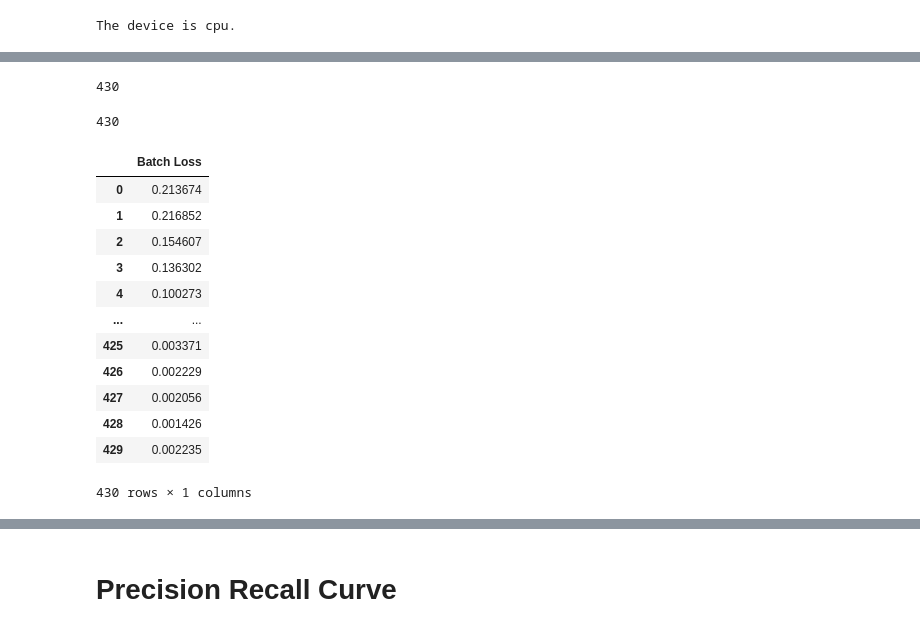
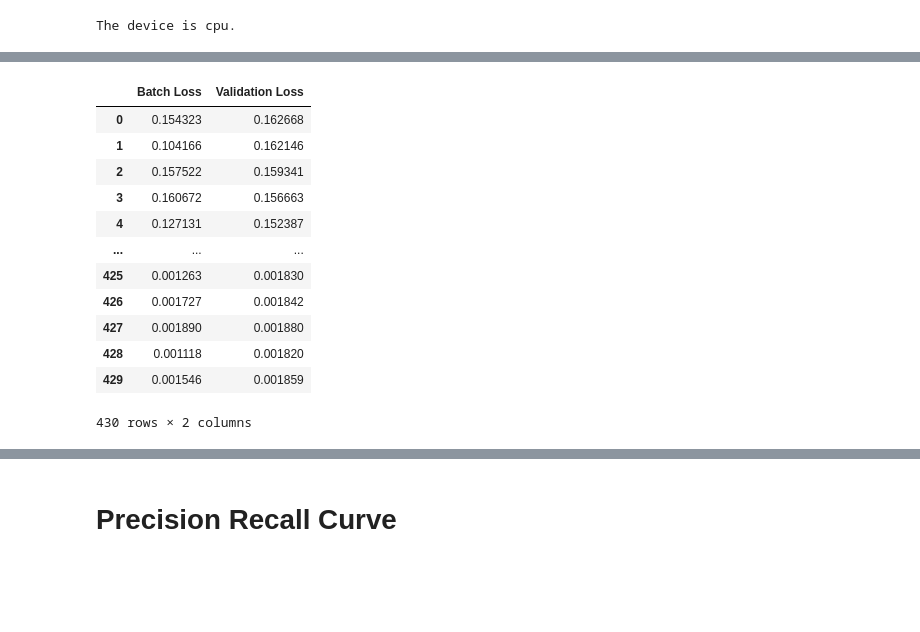
Before and after one commit to Grog4r/Convolutional-Auto-Encoder-on-Marble-Dataset, a Jupyter notebook: encoder.ipynb, the cells around one changed output, grey strips where cells are left out. Cells and saved outputs as stored; diff of their text form; code cells hidden in the pictures; blank space fills up the shorter version.

```diff
--- a/encoder.ipynb
+++ b/encoder.ipynb
@@ -122,8 +122,6 @@ if (
     model.load_state_dict(torch.load("model.pth", weights_only=True))
     losses = json.load(open("losses.json", encoding="utf-8"))
     batch_losses = json.load(open("batch_losses.json", encoding="utf-8"))
-# if False:
-#     pass
 else:
     optimizer = optim.Adam(model.parameters(), lr=LEARNING_RATE)
     losses = []
@@ -136,11 +134,18 @@ else:
             imgs = imgs.to(DEVICE)
             outputs = model(imgs)
             loss = criterion(outputs, imgs)
+            val_losses = []
+            for val_imgs in tqdm(val_loader, desc="Validating"):
+                val_imgs = val_imgs.to(DEVICE)
+                val_outputs = model(val_imgs)
+                val_loss = criterion(val_outputs, val_imgs)
+                val_losses.append(val_loss.detach())
+            val_loss = np.mean(val_losses)
             optimizer.zero_grad()
             loss.backward()
             optimizer.step()
             total_loss += loss.item()
-            batch_losses.append(loss.item())
+            batch_losses.append({"Batch Loss": loss.item(), "Validation Loss": val_loss.item()})
 
         mean_loss = total_loss / len(train_loader)
         print(f"Epoch [{epoch+1}/{N_EPOCHS}], Loss: {mean_loss:.6f}")
@@ -148,3 +153,4 @@ else:
 
     json.dump(losses, open("losses.json", "w", encoding="utf-8"))
     json.dump(batch_losses, open("batch_losses.json", "w", encoding="utf-8"))
+    torch.save(model.state_dict(), "model.pth")
@@ -151,35 +168,23 @@ else:
-# %%
-losses_extended = []
-for loss in losses:
-    for _ in range(43):
-        losses_extended.append(loss)
-len(losses_extended)
-# %% [output]
-430
-# %%
-len(batch_losses)
-# %% [output]
-430
 # %%
 import pandas as pd
 import plotly.express as px
 
-df_losses = pd.DataFrame({"Batch Loss": batch_losses})
+df_losses = pd.DataFrame(batch_losses)
 df_losses
 # %% [output]
-|  | Batch Loss |
-| 0 | 0.213674 |
-| 1 | 0.216852 |
-| 2 | 0.154607 |
-| 3 | 0.136302 |
-| 4 | 0.100273 |
-| ... | ... |
-| 425 | 0.003371 |
-| 426 | 0.002229 |
-| 427 | 0.002056 |
-| 428 | 0.001426 |
-| 429 | 0.002235 |
+|  | Batch Loss | Validation Loss |
+| 0 | 0.154323 | 0.162668 |
+| 1 | 0.104166 | 0.162146 |
+| 2 | 0.157522 | 0.159341 |
+| 3 | 0.160672 | 0.156663 |
+| 4 | 0.127131 | 0.152387 |
+| ... | ... | ... |
+| 425 | 0.001263 | 0.001830 |
+| 426 | 0.001727 | 0.001842 |
+| 427 | 0.001890 | 0.001880 |
+| 428 | 0.001118 | 0.001820 |
+| 429 | 0.001546 | 0.001859 |
-430 rows × 1 columns
+430 rows × 2 columns
 # %%
 fig = px.line(df_losses, title="Batch loss", labels={"value": "MSE Loss", "index": "Batch Number"})
 fig.update_layout(
```
Also changed, not shown: parts of 14 cells of this notebook, 3 other files.
